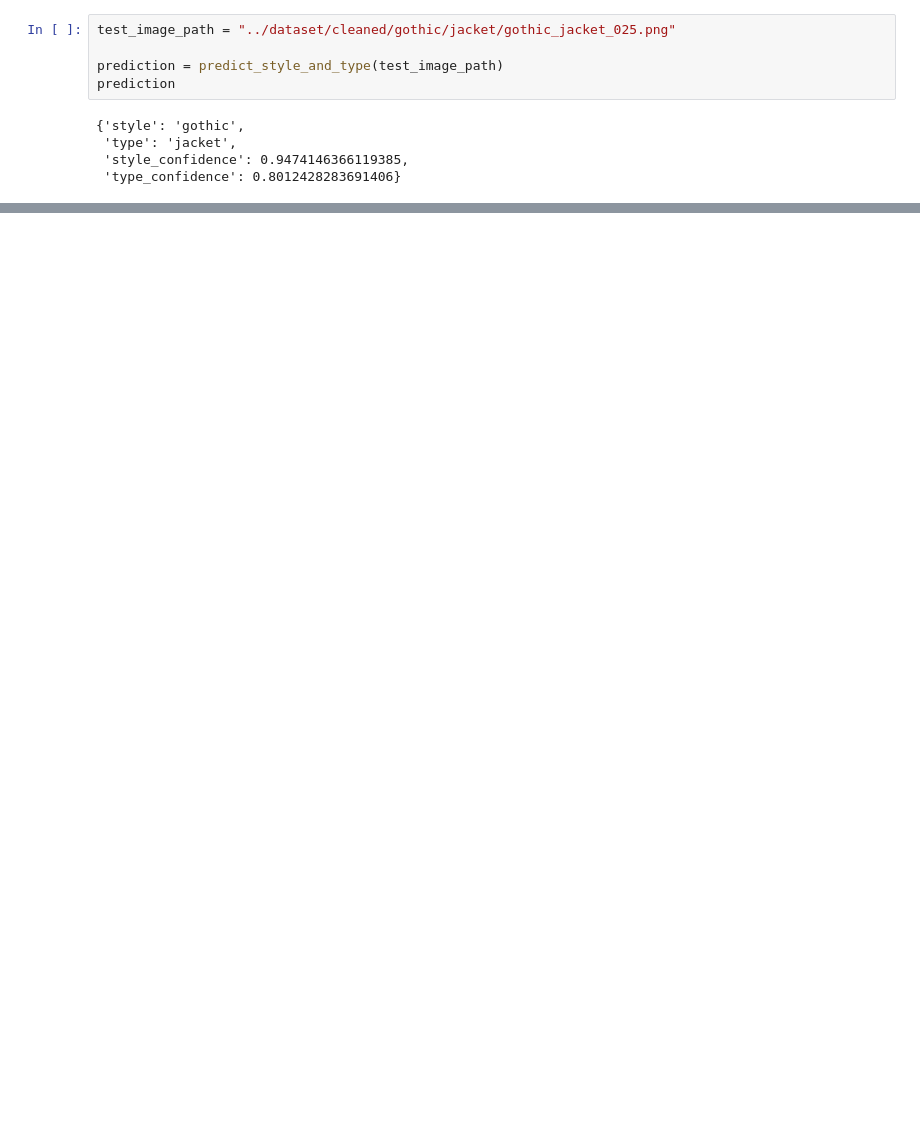
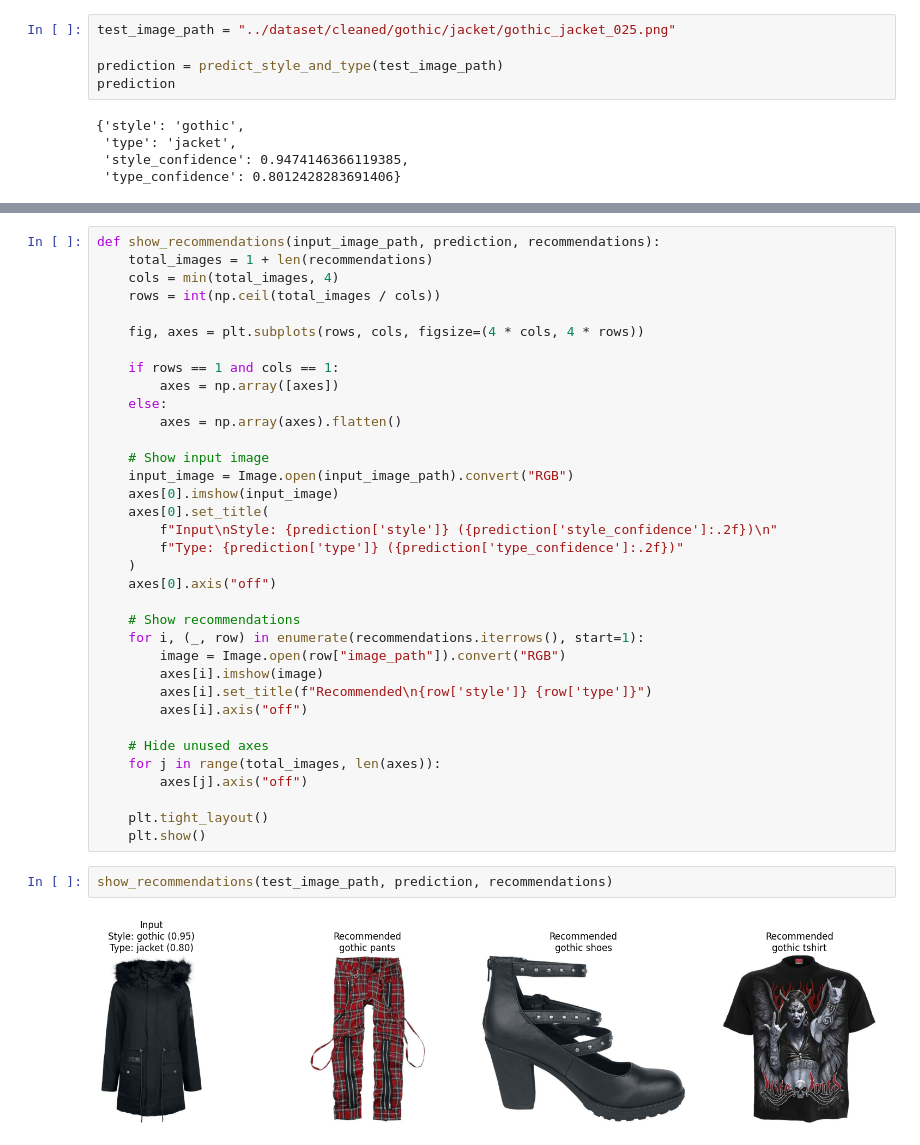
Before and after one commit to DimitarMalamski/outfit-recommendation-project, a Jupyter notebook: notebooks/03_fashion_recommendation_prototype.ipynb, the cells around one changed output, grey strips where cells are left out. Cells and saved outputs as stored; diff of their text form; blank space fills up the shorter version.

Commit message:
First prototype of the recommendation system is complete

```diff
--- a/notebooks/03_fashion_recommendation_prototype.ipynb
+++ b/notebooks/03_fashion_recommendation_prototype.ipynb
@@ -207,0 +335,39 @@ prediction
+# %%
+def show_recommendations(input_image_path, prediction, recommendations):
+    total_images = 1 + len(recommendations)
+    cols = min(total_images, 4)
+    rows = int(np.ceil(total_images / cols))
+
+    fig, axes = plt.subplots(rows, cols, figsize=(4 * cols, 4 * rows))
+
+    if rows == 1 and cols == 1:
+        axes = np.array([axes])
+    else:
+        axes = np.array(axes).flatten()
+
+    # Show input image
+    input_image = Image.open(input_image_path).convert("RGB")
+    axes[0].imshow(input_image)
+    axes[0].set_title(
+        f"Input\nStyle: {prediction['style']} ({prediction['style_confidence']:.2f})\n"
+        f"Type: {prediction['type']} ({prediction['type_confidence']:.2f})"
+    )
+    axes[0].axis("off")
+
+    # Show recommendations
+    for i, (_, row) in enumerate(recommendations.iterrows(), start=1):
+        image = Image.open(row["image_path"]).convert("RGB")
+        axes[i].imshow(image)
+        axes[i].set_title(f"Recommended\n{row['style']} {row['type']}")
+        axes[i].axis("off")
+
+    # Hide unused axes
+    for j in range(total_images, len(axes)):
+        axes[j].axis("off")
+
+    plt.tight_layout()
+    plt.show()
+# %%
+show_recommendations(test_image_path, prediction, recommendations)
+# %% [output]
+[figure, added]
```
Also changed, not shown: parts of 16 cells of this notebook.
